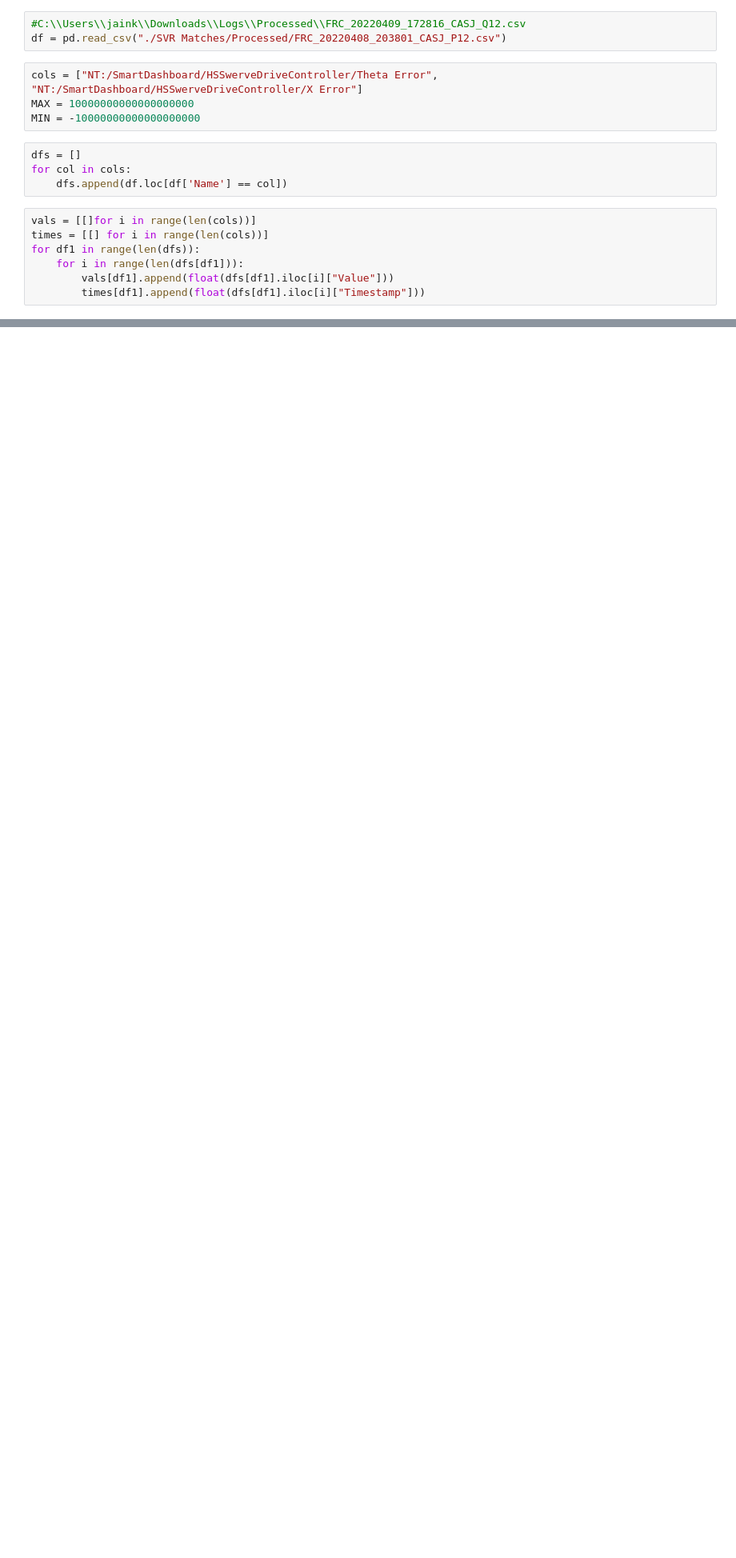
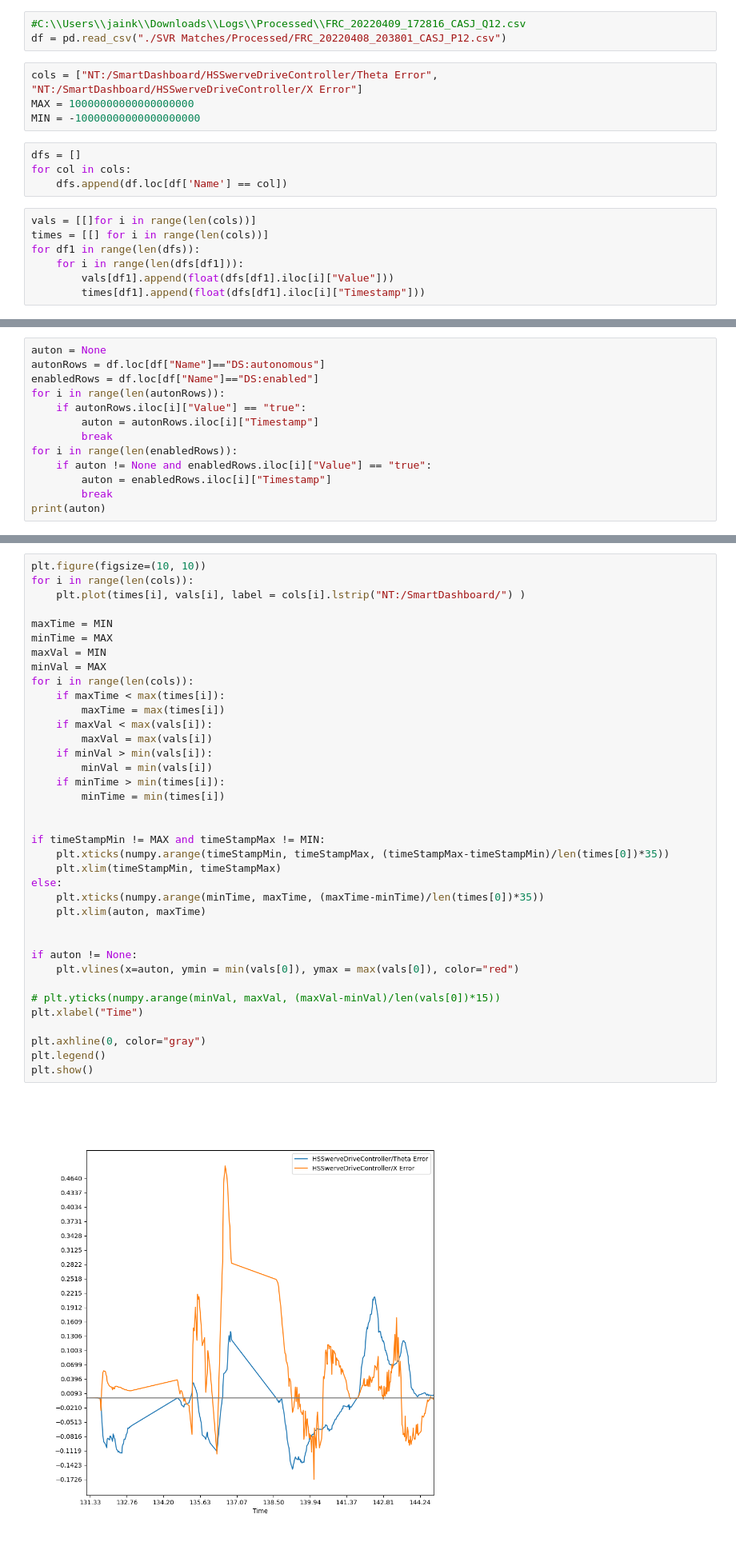
Before and after one commit to HarkerRobo/DataLogs, a Jupyter notebook: DataLogLists.ipynb, the cells around one changed output, grey strips where cells are left out. Shown at 80% size. Saved outputs shown, nothing was run; the diff lists cells and outputs as text; blank space fills up the shorter version.

Commit message:
Add auton limits

```diff
--- a/DataLogLists.ipynb
+++ b/DataLogLists.ipynb
@@ -68,0 +27,13 @@ plt.show()
+# %%
+auton = None
+autonRows = df.loc[df["Name"]=="DS:autonomous"]
+enabledRows = df.loc[df["Name"]=="DS:enabled"]
+for i in range(len(autonRows)):
+    if autonRows.iloc[i]["Value"] == "true":
+        auton = autonRows.iloc[i]["Timestamp"]
+        break
+for i in range(len(enabledRows)):
+    if auton != None and enabledRows.iloc[i]["Value"] == "true":
+        auton = enabledRows.iloc[i]["Timestamp"]
+        break
+print(auton)
@@ -68,0 +42,39 @@ plt.show()
+# %%
+plt.figure(figsize=(10, 10))
+for i in range(len(cols)):
+    plt.plot(times[i], vals[i], label = cols[i].lstrip("NT:/SmartDashboard/") )
+
+maxTime = MIN
+minTime = MAX
+maxVal = MIN
+minVal = MAX
+for i in range(len(cols)):
+    if maxTime < max(times[i]):
+        maxTime = max(times[i])
+    if maxVal < max(vals[i]):
+        maxVal = max(vals[i])
+    if minVal > min(vals[i]):
+        minVal = min(vals[i])
+    if minTime > min(times[i]):
+        minTime = min(times[i])
+
+
+if timeStampMin != MAX and timeStampMax != MIN:
+    plt.xticks(numpy.arange(timeStampMin, timeStampMax, (timeStampMax-timeStampMin)/len(times[0])*35))
+    plt.xlim(timeStampMin, timeStampMax)
+else:
+    plt.xticks(numpy.arange(minTime, maxTime, (maxTime-minTime)/len(times[0])*35))
+    plt.xlim(auton, maxTime)
+
+
+if auton != None:
+    plt.vlines(x=auton, ymin = min(vals[0]), ymax = max(vals[0]), color="red")
+
+# plt.yticks(numpy.arange(minVal, maxVal, (maxVal-minVal)/len(vals[0])*15))
+plt.xlabel("Time")
+
+plt.axhline(0, color="gray")
+plt.legend()
+plt.show()
+# %% [output]
+[figure, added]
```
Also changed, not shown: parts of 3 cells of this notebook.
